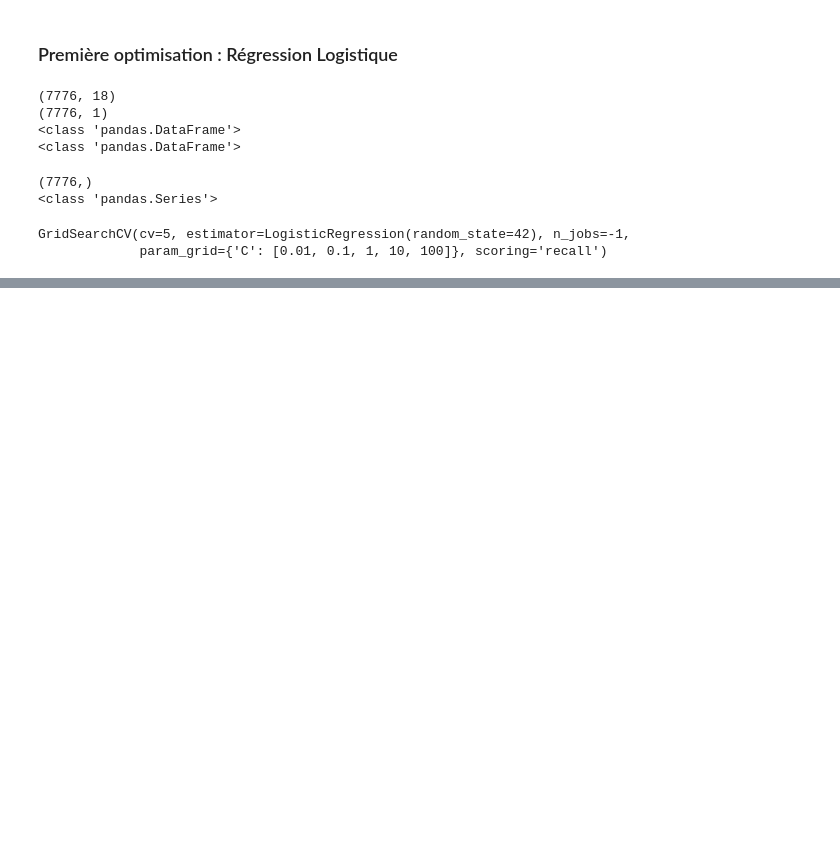
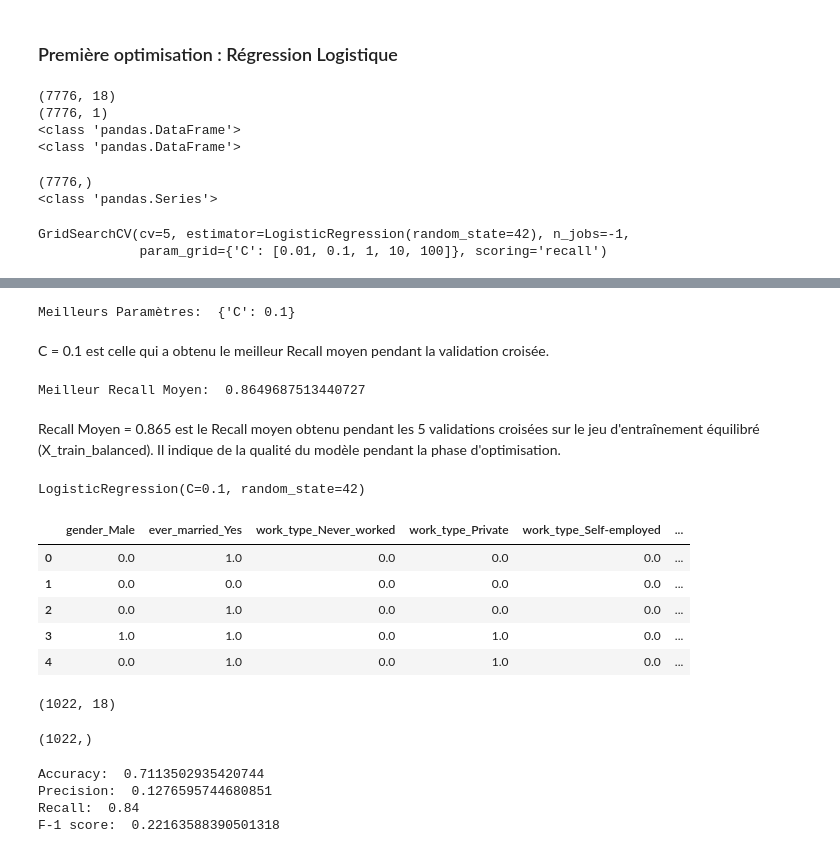
Before and after one commit to Audrey-Djomi/Pr-diction-du-risque-d-AVC-par-Machine-Learning, a Jupyter notebook: notebooks/05_model_evaluation.ipynb, the cells around one changed output, grey strips where cells are left out. Drawn from its saved outputs; the diff is of its cells as text; code cells hidden in the pictures; blank space fills up the shorter version.

```diff
--- a/notebooks/05_model_evaluation.ipynb
+++ b/notebooks/05_model_evaluation.ipynb
@@ -152,0 +157,51 @@ GridSearchCV(cv=5, estimator=LogisticRegression(random_state=42), n_jobs=-1,
+# %%
+# Meilleur paramètre
+
+print("Meilleurs Paramètres: ", grid_lr.best_params_)
+# %% [output]
+Meilleurs Paramètres:  {'C': 0.1}
+# %% [markdown]
+C = 0.1 est celle qui a obtenu le meilleur Recall moyen pendant la validation croisée.
+# %%
+# Meilleur Recall Moyen
+print("Meilleur Recall Moyen: ", grid_lr.best_score_)
+# %% [output]
+Meilleur Recall Moyen:  0.8649687513440727
+# %% [markdown]
+Recall Moyen = 0.865 est le Recall moyen obtenu pendant les 5 validations croisées sur le jeu d'entraînement équilibré (X_train_balanced).
+Il indique de la qualité du modèle pendant la phase d'optimisation.
+# %%
+# Récupérons le meilleur modèle
+best_lr = grid_lr.best_estimator_
+
+print(best_lr)
+# %% [output]
+LogisticRegression(C=0.1, random_state=42)
+# %%
+# Importons notre jeu test final
+
+X_test_final = pd.read_csv("../data/processed/X_test_final.csv")
+# Affichons
+
+display(X_test_final.head())
+
+print(X_test_final.shape)
+# %% [output]
+|  | gender_Male | ever_married_Yes | work_type_Never_worked | work_type_Private | work_type_Self-employed | ... |
+| 0 | 0.0 | 1.0 | 0.0 | 0.0 | 0.0 | ... |
+| 1 | 0.0 | 0.0 | 0.0 | 0.0 | 0.0 | ... |
+| 2 | 0.0 | 1.0 | 0.0 | 0.0 | 0.0 | ... |
+| 3 | 1.0 | 1.0 | 0.0 | 1.0 | 0.0 | ... |
+| 4 | 0.0 | 1.0 | 0.0 | 1.0 | 0.0 | ... |
+(1022, 18)
+# %%
+# Importons notre y_test
+y_test = pd.read_csv("../data/processed/y_test.csv")
+
+# conversion en serie pandas
+
+y_test = y_test.squeeze()
+
+print(y_test.shape)
+# %% [output]
+(1022,)
@@ -152,0 +212,12 @@ GridSearchCV(cv=5, estimator=LogisticRegression(random_state=42), n_jobs=-1,
+# %%
+# Calculons nos nouvelles metriques
+
+print("Accuracy: ", accuracy_score(y_test, y_pred_best_lr) )
+print("Precision: ", precision_score(y_test, y_pred_best_lr) )
+print("Recall: ", recall_score(y_test, y_pred_best_lr) )
+print("F-1 score: ", f1_score(y_test, y_pred_best_lr) )
+# %% [output]
+Accuracy:  0.7113502935420744
+Precision:  0.1276595744680851
+Recall:  0.84
+F-1 score:  0.22163588390501318
```
Also changed, not shown: parts of 5 cells of this notebook, 3 other files.
